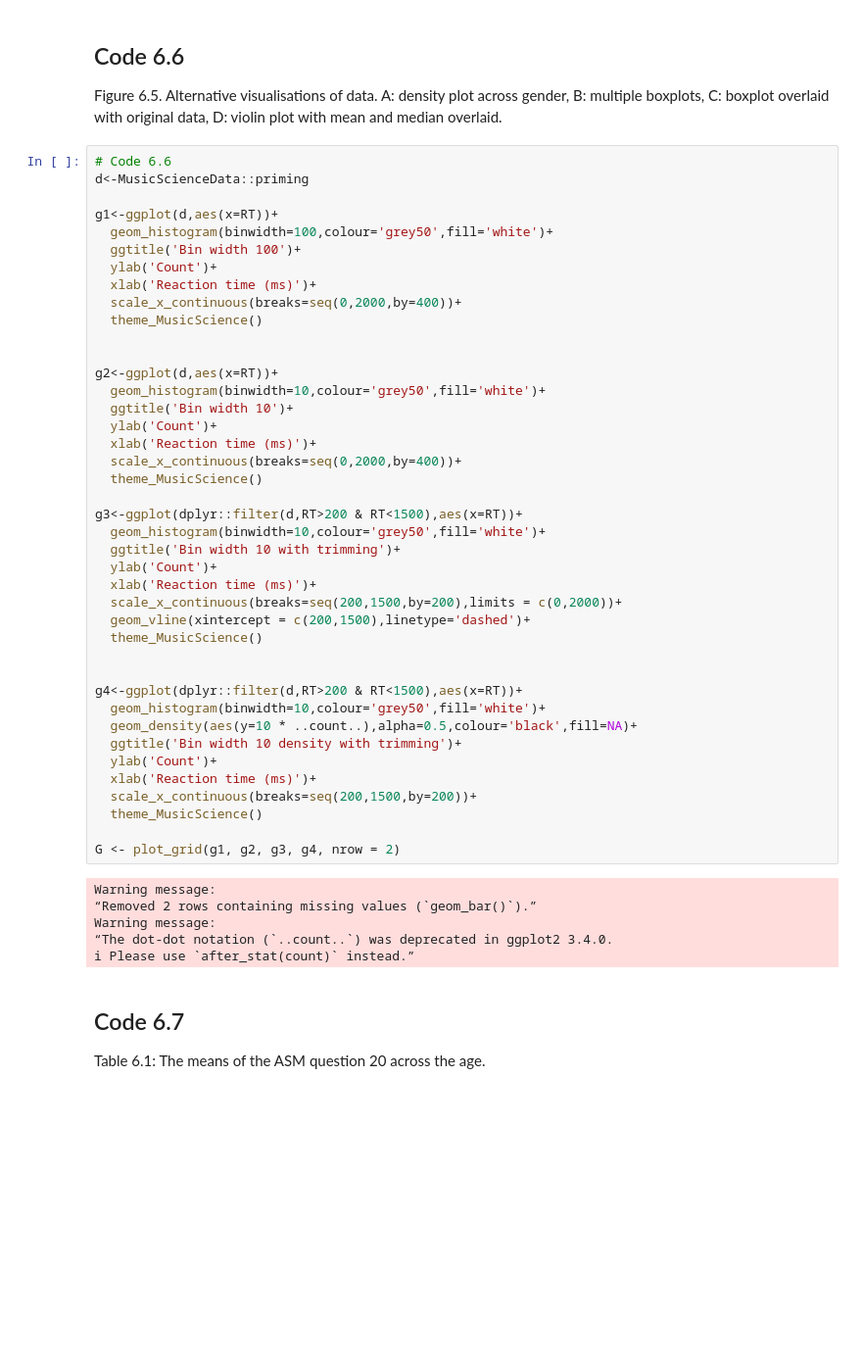
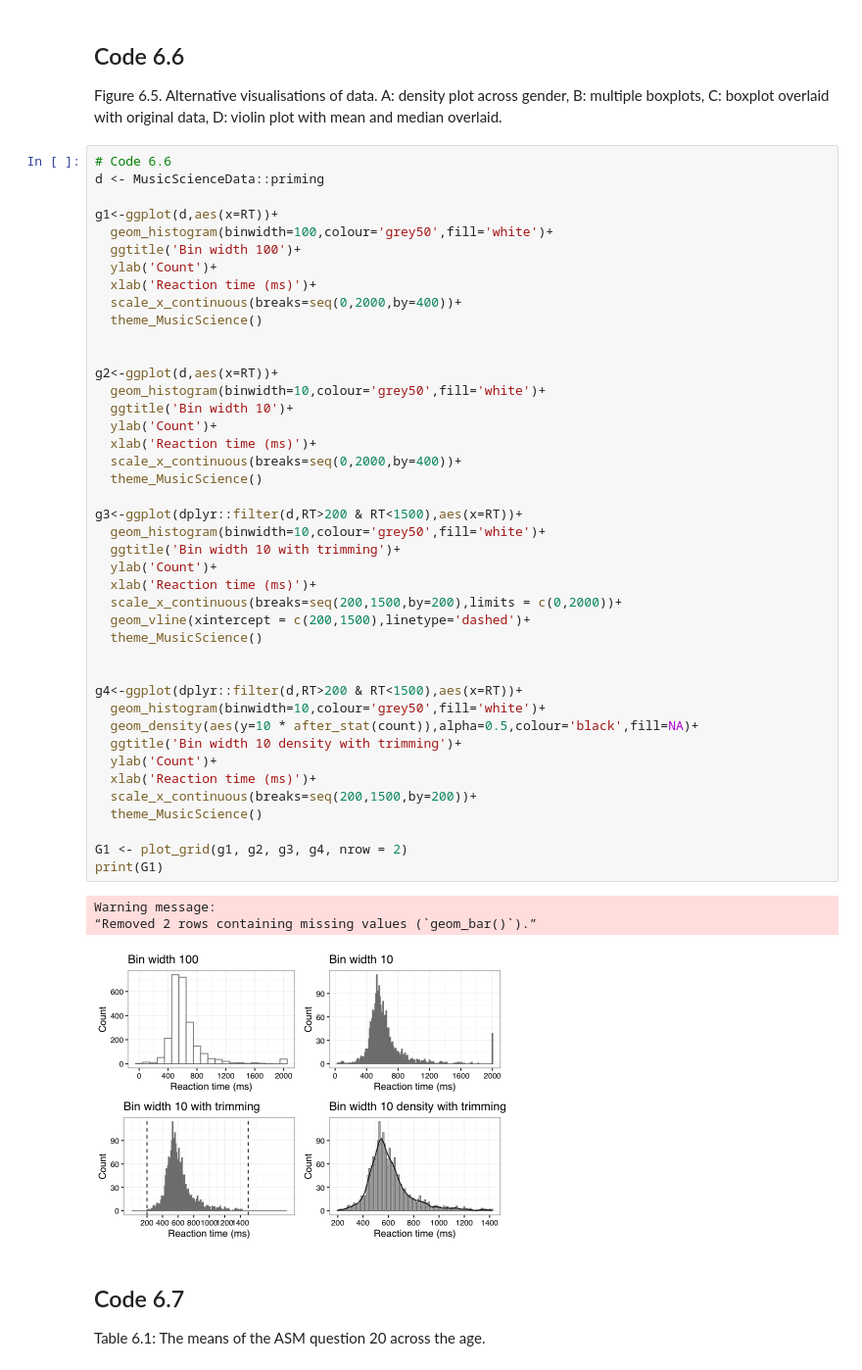
Before and after one commit to tuomaseerola/emr, a Jupyter notebook: Chapter6.ipynb, the cells around one changed output. Shown at 98% size. Cells and saved outputs as stored; diff of their text form; blank space fills up the shorter version.

```diff
--- a/Chapter6.ipynb
+++ b/Chapter6.ipynb
@@ -105,7 +92,7 @@ print(g5)
 Figure 6.5. Alternative visualisations of data. A: density plot across gender, B: multiple boxplots, C: boxplot overlaid with original data, D: violin plot with mean and median overlaid.
 # %%
 # Code 6.6
-d<-MusicScienceData::priming
+d <- MusicScienceData::priming
 
 g1<-ggplot(d,aes(x=RT))+
   geom_histogram(binwidth=100,colour='grey50',fill='white')+
@@ -118,38 +105,37 @@ g1<-ggplot(d,aes(x=RT))+
 
 g2<-ggplot(d,aes(x=RT))+
   geom_histogram(binwidth=10,colour='grey50',fill='white')+
   ggtitle('Bin width 10')+
   ylab('Count')+
   xlab('Reaction time (ms)')+
   scale_x_continuous(breaks=seq(0,2000,by=400))+
   theme_MusicScience()
 
 g3<-ggplot(dplyr::filter(d,RT>200 & RT<1500),aes(x=RT))+
   geom_histogram(binwidth=10,colour='grey50',fill='white')+
   ggtitle('Bin width 10 with trimming')+
   ylab('Count')+
   xlab('Reaction time (ms)')+
   scale_x_continuous(breaks=seq(200,1500,by=200),limits = c(0,2000))+
   geom_vline(xintercept = c(200,1500),linetype='dashed')+
   theme_MusicScience()
 
 
 g4<-ggplot(dplyr::filter(d,RT>200 & RT<1500),aes(x=RT))+
   geom_histogram(binwidth=10,colour='grey50',fill='white')+
-  geom_density(aes(y=10 * ..count..),alpha=0.5,colour='black',fill=NA)+
+  geom_density(aes(y=10 * after_stat(count)),alpha=0.5,colour='black',fill=NA)+
   ggtitle('Bin width 10 density with trimming')+
   ylab('Count')+
   xlab('Reaction time (ms)')+
   scale_x_continuous(breaks=seq(200,1500,by=200))+
   theme_MusicScience()
 
-G <- plot_grid(g1, g2, g3, g4, nrow = 2)
+G1 <- plot_grid(g1, g2, g3, g4, nrow = 2)
+print(G1)
 # %% [output]
 Warning message:
 “Removed 2 rows containing missing values (`geom_bar()`).”
-Warning message:
-“The dot-dot notation (`..count..`) was deprecated in ggplot2 3.4.0.
-ℹ Please use `after_stat(count)` instead.”
+[figure, added]
 # %% [markdown]
 ## Code 6.7
 Table 6.1: The means of the ASM question 20 across the age.
```
Also changed, not shown: parts of 8 cells of this notebook, 3 other files.
